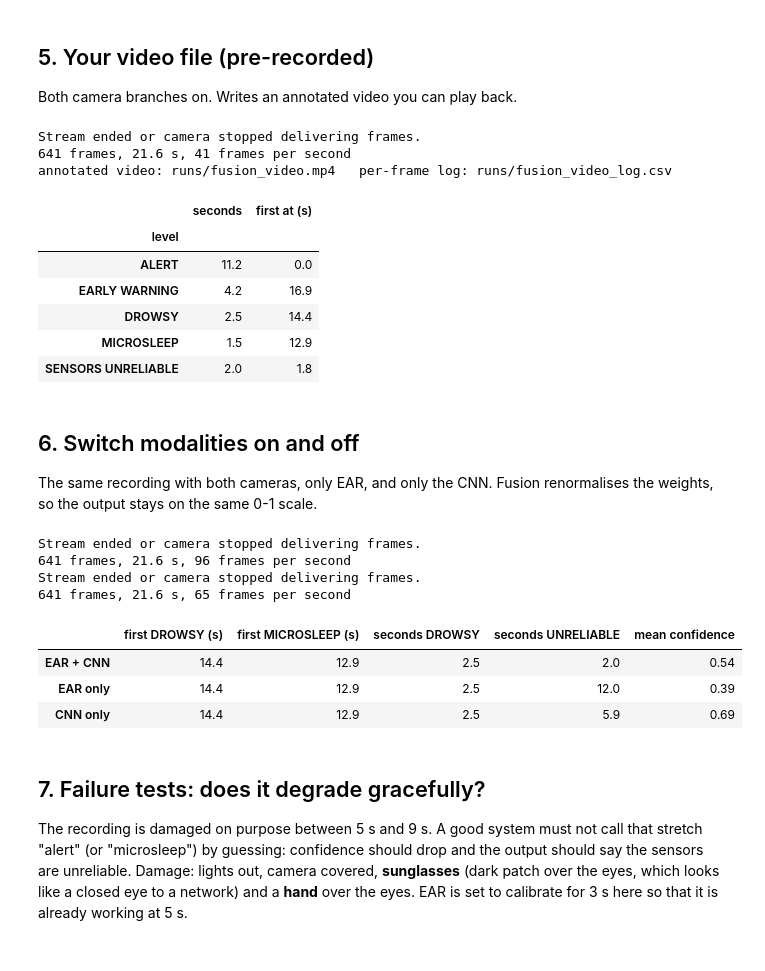
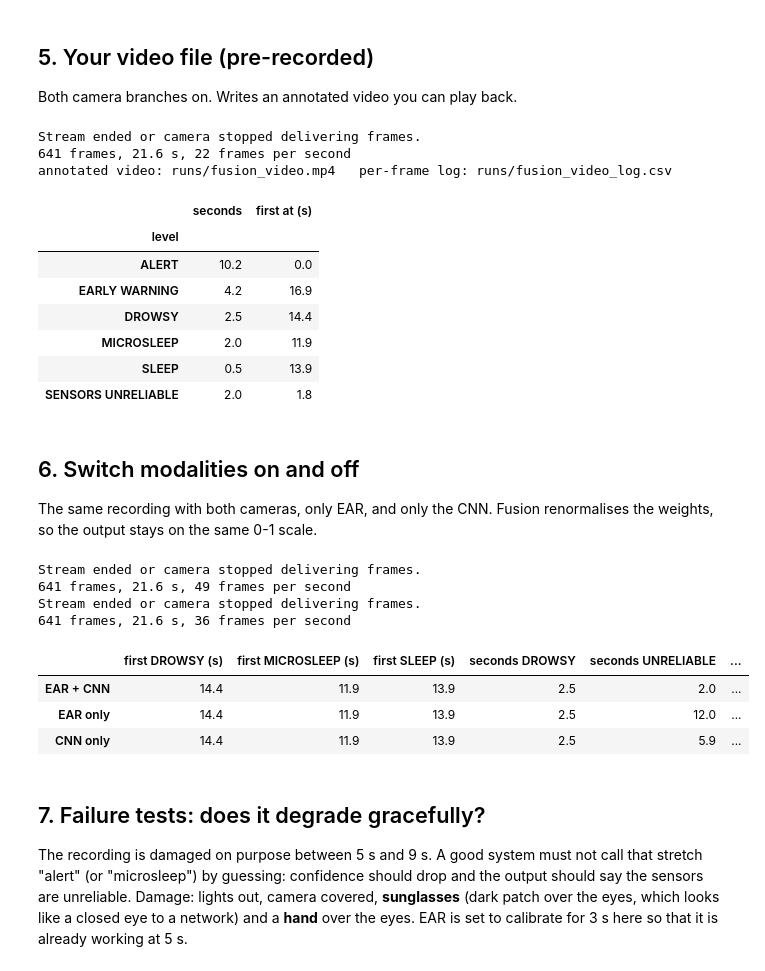
Before and after one commit to notchkillerAI/multimodal-drowsiness-detection, a Jupyter notebook: multimodal_drowsiness_detection.ipynb, the cells around one changed output. Saved outputs shown, nothing was run; the diff lists cells and outputs as text; code cells hidden in the pictures.

```diff
--- a/multimodal_drowsiness_detection.ipynb
+++ b/multimodal_drowsiness_detection.ipynb
@@ -99,16 +103,33 @@ The branch scores still remember the last 30 s (PERCLOS, longest closure), so fo
 # %%
-LEVEL_COLOUR = {ALERT: (0, 160, 0), EARLY_WARNING: (0, 200, 255), DROWSY: (0, 0, 255), MICROSLEEP: (0, 0, 255), UNRELIABLE: (110, 110, 110)}
+LEVEL_COLOUR = {
+    ALERT: (0, 160, 0),
+    EARLY_WARNING: (0, 200, 255),
+    DROWSY: (0, 0, 255),
+    MICROSLEEP: (0, 0, 255),
+    SLEEP: (0, 0, 200),
+    UNRESPONSIVE: (0, 0, 150),
+    UNRELIABLE: (110, 110, 110),
+}
+FLASH_HZ = {MICROSLEEP: 2, SLEEP: 3, UNRESPONSIVE: 5}  # the more serious the level, the faster it flashes
+ALARM = {  # level: (seconds between sounds, macOS system sound): more urgent = more frequent, and a different sound from SLEEP up
+    DROWSY: (2.0, "Sosumi"),
+    MICROSLEEP: (1.5, "Sosumi"),
+    SLEEP: (1.0, "Basso"),
+    UNRESPONSIVE: (0.5, "Basso"),
+}
 LEVEL_TEXT = {
     ALERT: "ALERT",
     EARLY_WARNING: "TAKE A BREAK SOON",
     DROWSY: "DROWSY - WAKE UP!",
-    MICROSLEEP: "MICROSLEEP!!! WAKE UP!",
+    MICROSLEEP: "MICROSLEEP - WAKE UP!",
+    SLEEP: "EYES CLOSED - WAKE UP NOW!",
+    UNRESPONSIVE: "UNRESPONSIVE DRIVER!!!",
     UNRELIABLE: "SENSORS UNRELIABLE",
 }
 
 
 def draw_fusion(frame, state, active):
-    """Draw the fused result: values on the left, level banner (big and red for DROWSY / MICROSLEEP)."""
+    """Draw the fused result: values on the left, level banner (big and red from DROWSY up to UNRESPONSIVE)."""
     height, width = frame.shape[:2]
     font = float(np.clip(width / 1100, 0.6, 1.5))
     thick = max(2, int(font * 2.5))
@@ -133,9 +154,9 @@ def draw_fusion(frame, state, active):
         put_text(frame, text, (10, int(28 * font) * (i + 1)), font * 0.7, colour, thick=thick)
 
     colour = LEVEL_COLOUR[level]
-    if level in (DROWSY, MICROSLEEP):  # big red message
-        if level == MICROSLEEP and int(state["time"] * 3) % 2:
-            colour = (0, 0, 140)  # flashing
+    if level in ALARM:  # big red message
+        if level in FLASH_HZ and int(state["time"] * 2 * FLASH_HZ[level]) % 2:
+            colour = (0, 0, 90)  # flashing
         text = LEVEL_TEXT[level]
         size = cv2.getTextSize(text, cv2.FONT_HERSHEY_SIMPLEX, 1.0, 3)[0]
         scale = 0.92 * width / size[0]
@@ -164,10 +185,12 @@ _last_alarm = [0.0]
 
 
 def play_alarm(level, t):
-    """Sound for DROWSY and MICROSLEEP, repeated every 2 s (macOS system sound)."""
-    if level in (DROWSY, MICROSLEEP) and t - _last_alarm[0] >= 2.0 and sys.platform == "darwin":
-        _last_alarm[0] = t
-        subprocess.Popen(["afplay", "/System/Library/Sounds/Sosumi.aiff"])
+    """Sound from DROWSY up to UNRESPONSIVE: the more serious the level, the more often it repeats (macOS system sounds)."""
+    if level in ALARM and sys.platform == "darwin":
+        every, sound = ALARM[level]
+        if t - _last_alarm[0] >= every:
+            _last_alarm[0] = t
+            subprocess.Popen(["afplay", f"/System/Library/Sounds/{sound}.aiff"])
 # %% [markdown]
 ## 4. The loop (works for a recording and for live)
 
@@ -287,20 +310,21 @@ def summary(df):
     """Time spent in each level and the first time each alert level was reached."""
     dt = df.t.diff().fillna(0)
     out = pd.DataFrame({"seconds": dt.groupby(df.level).sum().round(1), "first at (s)": df.groupby("level").t.min().round(1)})
-    return out.reindex([l for l in (ALERT, EARLY_WARNING, DROWSY, MICROSLEEP, UNRELIABLE) if l in out.index])
+    return out.reindex([l for l in (ALERT, EARLY_WARNING, DROWSY, MICROSLEEP, SLEEP, UNRESPONSIVE, UNRELIABLE) if l in out.index])
 
 
 summary(df)
 # %% [output]
 Stream ended or camera stopped delivering frames.
-641 frames, 21.6 s, 41 frames per second
+641 frames, 21.6 s, 22 frames per second
 annotated video: runs/fusion_video.mp4   per-frame log: runs/fusion_video_log.csv
 |  | seconds | first at (s) |
 | level |  |  |
-| ALERT | 11.2 | 0.0 |
+| ALERT | 10.2 | 0.0 |
 | EARLY WARNING | 4.2 | 16.9 |
 | DROWSY | 2.5 | 14.4 |
-| MICROSLEEP | 1.5 | 12.9 |
+| MICROSLEEP | 2.0 | 11.9 |
+| SLEEP | 0.5 | 13.9 |
 | SENSORS UNRELIABLE | 2.0 | 1.8 |
 # %%
 STRIP_LABEL = {EARLY_WARNING: "BREAK", UNRELIABLE: "UNRELIABLE"}  # shorter names inside the narrow colour strip
@@ -421,29 +452,30 @@ The same recording with both cameras, only EAR, and only the CNN. Fusion renorma
 # %%
 def only(*names):
     return {n: {**m, "enabled": n in names} for n, m in MODALITIES.items()}
 
 
 runs = {"EAR + CNN": df, "EAR only": run_fusion(SOURCE, only("ear"), show=None), "CNN only": run_fusion(SOURCE, only("cnn"), show=None)}
 table = {}
 for name, d in runs.items():
     s = summary(d)
     table[name] = {
         "first DROWSY (s)": s["first at (s)"].get(DROWSY, np.nan),
         "first MICROSLEEP (s)": s["first at (s)"].get(MICROSLEEP, np.nan),
+        "first SLEEP (s)": s["first at (s)"].get(SLEEP, np.nan),
         "seconds DROWSY": s["seconds"].get(DROWSY, 0.0),
         "seconds UNRELIABLE": s["seconds"].get(UNRELIABLE, 0.0),
         "mean confidence": d.confidence.mean().round(2),
     }
 pd.DataFrame(table).T
 # %% [output]
 Stream ended or camera stopped delivering frames.
-641 frames, 21.6 s, 96 frames per second
+641 frames, 21.6 s, 49 frames per second
 Stream ended or camera stopped delivering frames.
-641 frames, 21.6 s, 65 frames per second
+641 frames, 21.6 s, 36 frames per second
-|  | first DROWSY (s) | first MICROSLEEP (s) | seconds DROWSY | seconds UNRELIABLE | mean confidence |
-| EAR + CNN | 14.4 | 12.9 | 2.5 | 2.0 | 0.54 |
-| EAR only | 14.4 | 12.9 | 2.5 | 12.0 | 0.39 |
-| CNN only | 14.4 | 12.9 | 2.5 | 5.9 | 0.69 |
+|  | first DROWSY (s) | first MICROSLEEP (s) | first SLEEP (s) | seconds DROWSY | seconds UNRELIABLE | ... |
+| EAR + CNN | 14.4 | 11.9 | 13.9 | 2.5 | 2.0 | ... |
+| EAR only | 14.4 | 11.9 | 13.9 | 2.5 | 12.0 | ... |
+| CNN only | 14.4 | 11.9 | 13.9 | 2.5 | 5.9 | ... |
 # %% [markdown]
 ## 7. Failure tests: does it degrade gracefully?
 The recording is damaged on purpose between 5 s and 9 s. A good system must not call that stretch "alert" (or "microsleep") by guessing: confidence should drop and the output should say the sensors are unreliable.
```
Also changed, not shown: parts of 5 cells of this notebook, 8 other files.
